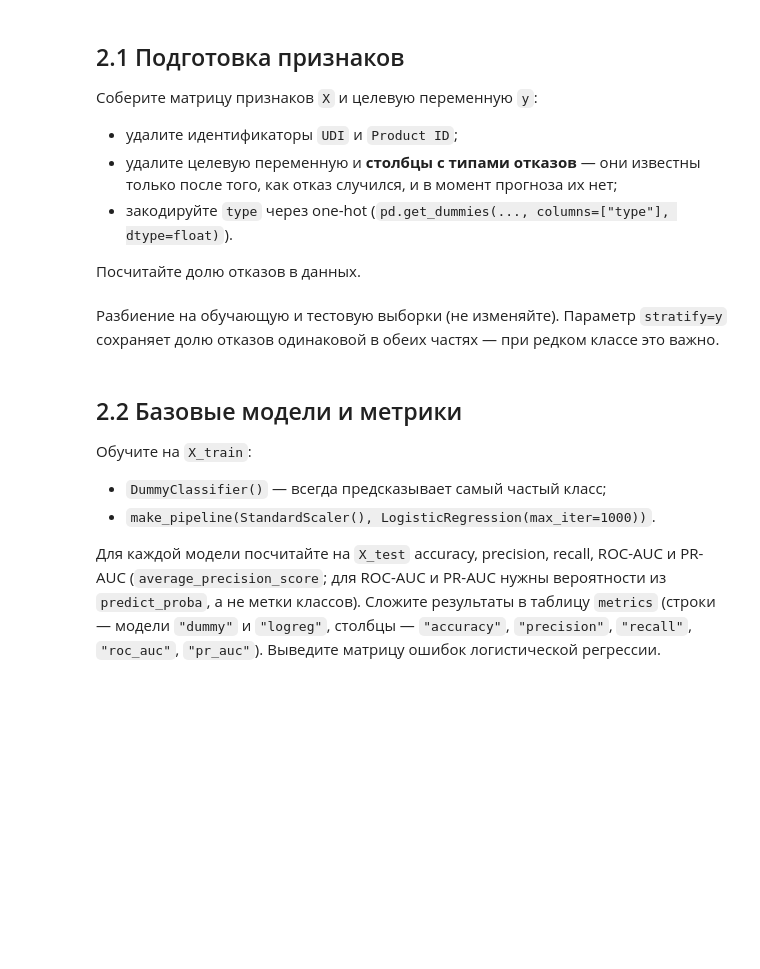
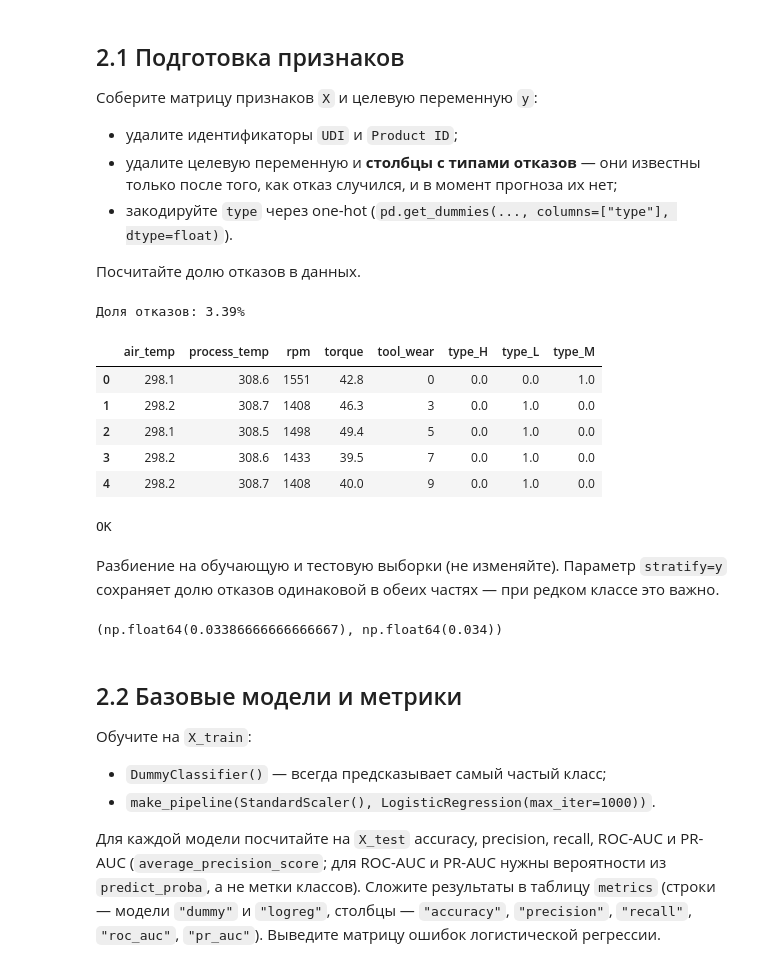
Before and after one commit to SashaVeremchuk/GP_ML_2026, a Jupyter notebook: Seminar_2_HW.ipynb, the cells around one changed output. Cells and saved outputs as stored; diff of their text form; code cells hidden in the pictures; blank space fills up the shorter version.

```diff
--- a/Seminar_2_HW.ipynb
+++ b/Seminar_2_HW.ipynb
@@ -259,24 +266,39 @@ df.head()
 # %%
 FAILURE_TYPES = ["TWF", "HDF", "PWF", "OSF", "RNF"]
 
-X = None  # <ВАШ КОД>
-y = None  # <ВАШ КОД>
+columns_to_drop = ["UDI", "Product ID", "failure"] + FAILURE_TYPES
+X = df.drop(columns=columns_to_drop)
 
-failure_rate = None  # <ВАШ КОД>
+X = pd.get_dummies(X, columns=["type"], dtype=float)  # <ВАШ КОД>
+y = df['failure']  # <ВАШ КОД>
+
+failure_rate = y.mean()  # <ВАШ КОД>
 print(f"Доля отказов: {failure_rate:.2%}")
 X.head()
+# %% [output]
+Доля отказов: 3.39%
+|  | air_temp | process_temp | rpm | torque | tool_wear | type_H | type_L | type_M |
+| 0 | 298.1 | 308.6 | 1551 | 42.8 | 0 | 0.0 | 0.0 | 1.0 |
+| 1 | 298.2 | 308.7 | 1408 | 46.3 | 3 | 0.0 | 1.0 | 0.0 |
+| 2 | 298.1 | 308.5 | 1498 | 49.4 | 5 | 0.0 | 1.0 | 0.0 |
+| 3 | 298.2 | 308.6 | 1433 | 39.5 | 7 | 0.0 | 1.0 | 0.0 |
+| 4 | 298.2 | 308.7 | 1408 | 40.0 | 9 | 0.0 | 1.0 | 0.0 |
 # %%
 # Проверка (не изменяйте)
 assert X.shape == (10000, 8), f"Ожидалось 8 признаков, получилось {X.shape[1]}"
 assert not set(FAILURE_TYPES + ["failure", "UDI", "Product ID"]) & set(X.columns), "В признаках остались лишние столбцы"
 assert abs(failure_rate - 0.0339) < 1e-4
 print("OK")
+# %% [output]
+OK
 # %% [markdown]
 Разбиение на обучающую и тестовую выборки (не изменяйте). Параметр `stratify=y` сохраняет долю отказов одинаковой в обеих частях — при редком классе это важно.
 # %%
 X_train, X_test, y_train, y_test = train_test_split(X, y, test_size=0.25, stratify=y,
                                                     random_state=RANDOM_STATE)
 y_train.mean(), y_test.mean()
+# %% [output]
+(np.float64(0.03386666666666667), np.float64(0.034))
 # %% [markdown]
 ## 2.2 Базовые модели и метрики
 
```
Also changed, not shown: parts of 29 cells of this notebook.
